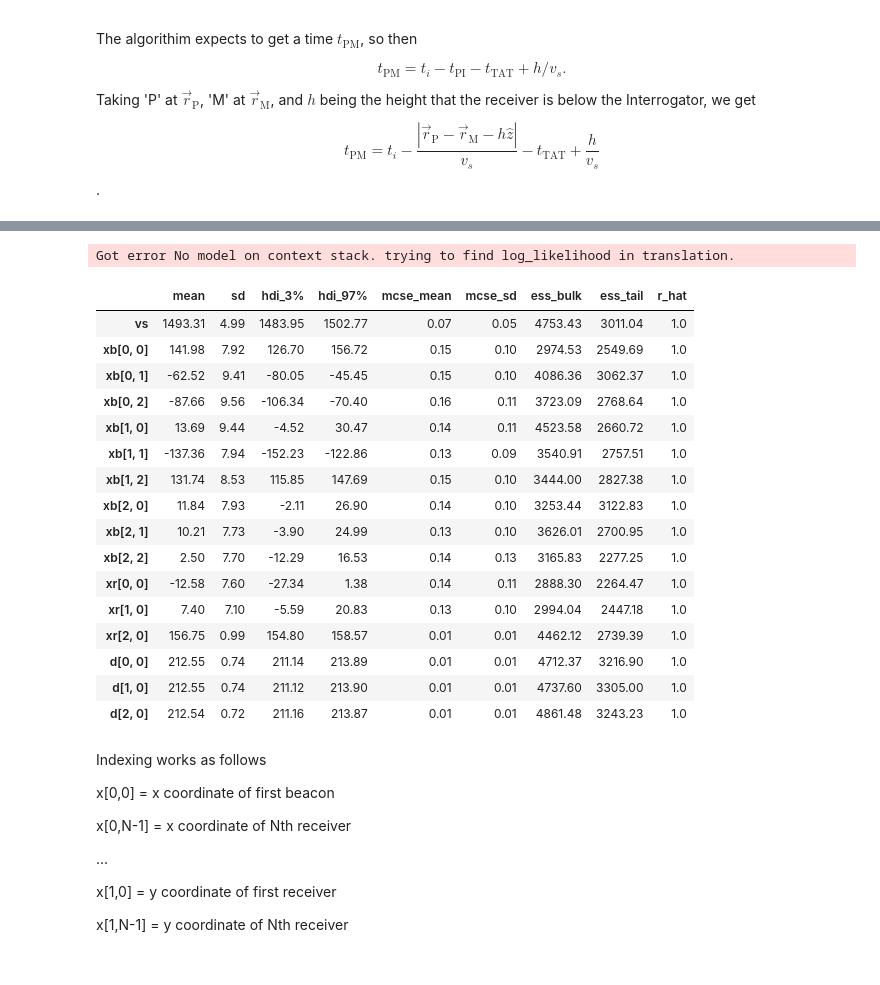
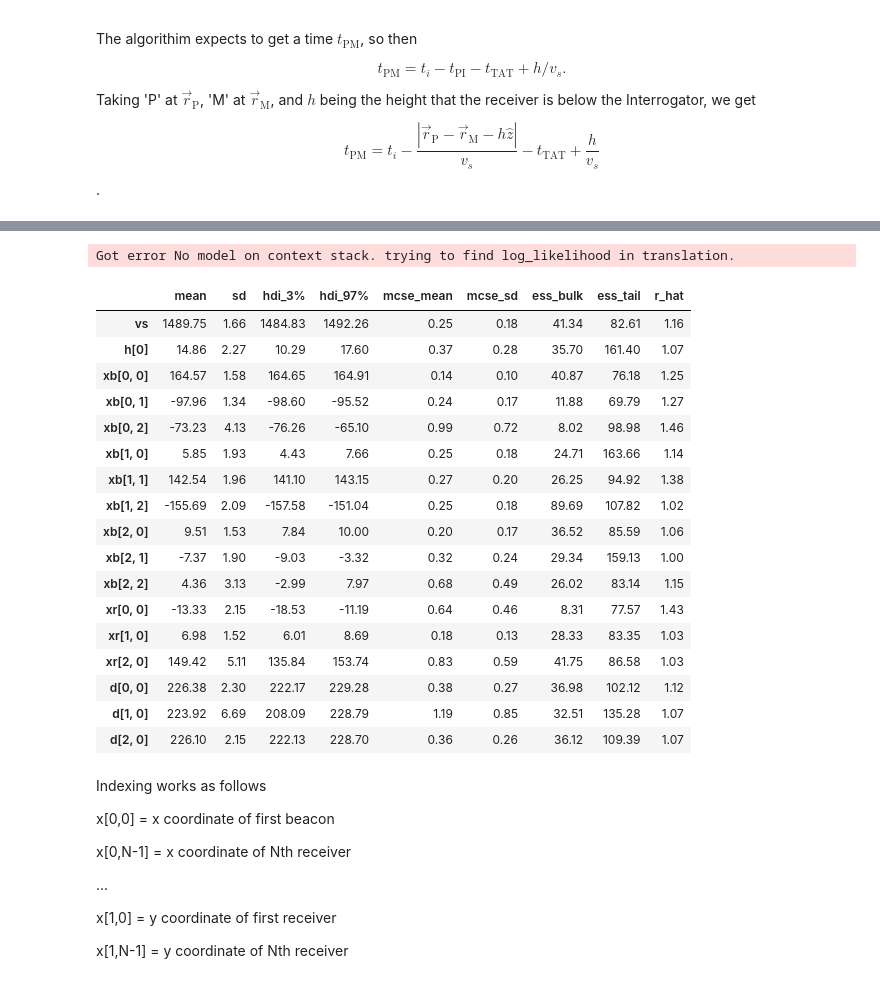
Before and after one commit to dghuman/acoustics_analysis, a Jupyter notebook: position_fitting/boat-mcmc.ipynb, the cells around one changed output, grey strips where cells are left out. Cells and saved outputs as stored; diff of their text form; code cells hidden in the pictures.

```diff
--- a/position_fitting/boat-mcmc.ipynb
+++ b/position_fitting/boat-mcmc.ipynb
@@ -326,0 +437,12 @@ print(t)
+# %%
+measured_times = sample_boat_data['tof'].to_numpy().astype(float)
+sonardyne_TOF = (sample_sonardyne_data[['R3008', 'R2404', 'R2407']].to_numpy().astype(float))*1e-6
+
+sonardyne_one_way = (sonardyne_TOF - TAT)/2
+# Boat Time Comparison
+
+print(measured_times)
+print(sonardyne_one_way)
+
+t = measured_times - TAT - sonardyne_one_way + 8/c0
+print(t)
@@ -341,7 +475,7 @@ X_R   = np.array([[test_locations[0,0]], [test_locations[1,0]], [test_locations[
 D     = np.linalg.norm(X_R.T - X_B.reshape(3,-1).T[:,None], axis=-1)
 Y     = measured_times #D / c0
 #TAT   = np.array([0.24, 0.44, 0.64])
-h     = 8 # meters
+#h     = 15 # meters
 
 # set up position uncertainties
 DX_B  = np.full(X_B.shape, d_beacon)
@@ -362,10 +496,11 @@ with model:
 
     # priors for unknown model parameters
     vs = pm.Normal('vs', mu=c0, sigma=d_c0)
-    xb = pm.Normal('xb', mu=X_B, sigma=DX_B, shape=X_B.shape)
-    xr = pm.Normal('xr', mu=X_R, sigma=DX_R, shape=X_R.shape)
-#    xb = pm.Uniform('xb', lower=X_B-DX_B, upper=X_B+DX_B, shape=X_B.shape)
-#    xr = pm.Uniform('xr', lower=X_R-DX_R, upper=X_R+DX_R, shape=X_R.shape)
+#    xb = pm.Normal('xb', mu=X_B, sigma=DX_B, shape=X_B.shape)
+#    xr = pm.Normal('xr', mu=X_R, sigma=DX_R, shape=X_R.shape)
+    h  = pm.Uniform('h', lower=0, upper=20, shape=(1,)) #mu=h_guess, sigma=8,
+    xb = pm.Uniform('xb', lower=X_B-DX_B, upper=X_B+DX_B, shape=X_B.shape)
+    xr = pm.Uniform('xr', lower=X_R-DX_R, upper=X_R+DX_R, shape=X_R.shape)
 
     # calculate distances
     d = tt.zeros((n_b, n_r))
@@ -381,13 +516,16 @@ with model:
     # extract Recevier-Beacon Time from measured times based on predicted position
     #shift = tt.sqrt(tt.sum(tt.square(xb[:,i] - xr[:,j] - np.array([0,0,h]))))/vs
     # Use the provided Sonardyne TOF
-    t = Y - sonardyne_TOF - TAT + h/vs
+
+    t = Y - sonardyne_one_way - TAT + h/vs
+
+    print(t)
 
     # likelihood (sampling distribution) of observations
     Y_obs = pm.Normal('Y_obs', mu=mu, sigma=d_t*np.sqrt(n_b), observed=t)
 
     # sample
-    sample = pm.sample(1000)
+    sample = pm.sample(10000, step = pm.step_methods.DEMetropolis())
 # %% [output]
 X_B (3, 3)
 X_R (3, 1)
@@ -413,7 +554,7 @@ Sampling 4 chains for 1_000 tune and 1_000 draw iterations (4_000 + 4_000 draws
 X_B   = beacon_locations
 X_R   = np.array([[test_locations[0,0]], [test_locations[1,0]], [test_locations[2,0] - 12]])
 D     = np.linalg.norm(X_R.T - X_B.reshape(3,-1).T[:,None], axis=-1)
-Y     = sonardyne_TOF #D / c0
+Y     = sonardyne_one_way #D / c0
 
 # set up position uncertainties
 DX_B  = np.full(X_B.shape, d_beacon)
@@ -454,5 +595,5 @@ with model:
     Y_obs = pm.Normal('Y_obs', mu=mu, sigma=d_t*np.sqrt(n_b), observed=Y)
 
     # sample
-    sample = pm.sample(100000, step = pm.step_methods.DEMetropolisZ())
+    sample = pm.sample(1000) #, step = pm.step_methods.DEMetropolisZ())
 # %% [output]
@@ -483,26 +624,29 @@ with model:
 [interactive output not drawn]
 [interactive output not drawn]
 # %%
-az.summary(sample, round_to=2)
+a = az.summary(sample, round_to=2)
+a
+#a.loc[lambda df: df[''] == 'LOC1',:]
 # %% [output]
 Got error No model on context stack. trying to find log_likelihood in translation.
 |  | mean | sd | hdi_3% | hdi_97% | mcse_mean | mcse_sd | ess_bulk | ess_tail | r_hat |
-| vs | 1493.31 | 4.99 | 1483.95 | 1502.77 | 0.07 | 0.05 | 4753.43 | 3011.04 | 1.0 |
-| xb[0, 0] | 141.98 | 7.92 | 126.70 | 156.72 | 0.15 | 0.10 | 2974.53 | 2549.69 | 1.0 |
-| xb[0, 1] | -62.52 | 9.41 | -80.05 | -45.45 | 0.15 | 0.10 | 4086.36 | 3062.37 | 1.0 |
-| xb[0, 2] | -87.66 | 9.56 | -106.34 | -70.40 | 0.16 | 0.11 | 3723.09 | 2768.64 | 1.0 |
-| xb[1, 0] | 13.69 | 9.44 | -4.52 | 30.47 | 0.14 | 0.11 | 4523.58 | 2660.72 | 1.0 |
-| xb[1, 1] | -137.36 | 7.94 | -152.23 | -122.86 | 0.13 | 0.09 | 3540.91 | 2757.51 | 1.0 |
-| xb[1, 2] | 131.74 | 8.53 | 115.85 | 147.69 | 0.15 | 0.10 | 3444.00 | 2827.38 | 1.0 |
-| xb[2, 0] | 11.84 | 7.93 | -2.11 | 26.90 | 0.14 | 0.10 | 3253.44 | 3122.83 | 1.0 |
-| xb[2, 1] | 10.21 | 7.73 | -3.90 | 24.99 | 0.13 | 0.10 | 3626.01 | 2700.95 | 1.0 |
-| xb[2, 2] | 2.50 | 7.70 | -12.29 | 16.53 | 0.14 | 0.13 | 3165.83 | 2277.25 | 1.0 |
-| xr[0, 0] | -12.58 | 7.60 | -27.34 | 1.38 | 0.14 | 0.11 | 2888.30 | 2264.47 | 1.0 |
-| xr[1, 0] | 7.40 | 7.10 | -5.59 | 20.83 | 0.13 | 0.10 | 2994.04 | 2447.18 | 1.0 |
-| xr[2, 0] | 156.75 | 0.99 | 154.80 | 158.57 | 0.01 | 0.01 | 4462.12 | 2739.39 | 1.0 |
-| d[0, 0] | 212.55 | 0.74 | 211.14 | 213.89 | 0.01 | 0.01 | 4712.37 | 3216.90 | 1.0 |
-| d[1, 0] | 212.55 | 0.74 | 211.12 | 213.90 | 0.01 | 0.01 | 4737.60 | 3305.00 | 1.0 |
-| d[2, 0] | 212.54 | 0.72 | 211.16 | 213.87 | 0.01 | 0.01 | 4861.48 | 3243.23 | 1.0 |
+| vs | 1489.75 | 1.66 | 1484.83 | 1492.26 | 0.25 | 0.18 | 41.34 | 82.61 | 1.16 |
+| h[0] | 14.86 | 2.27 | 10.29 | 17.60 | 0.37 | 0.28 | 35.70 | 161.40 | 1.07 |
+| xb[0, 0] | 164.57 | 1.58 | 164.65 | 164.91 | 0.14 | 0.10 | 40.87 | 76.18 | 1.25 |
+| xb[0, 1] | -97.96 | 1.34 | -98.60 | -95.52 | 0.24 | 0.17 | 11.88 | 69.79 | 1.27 |
+| xb[0, 2] | -73.23 | 4.13 | -76.26 | -65.10 | 0.99 | 0.72 | 8.02 | 98.98 | 1.46 |
+| xb[1, 0] | 5.85 | 1.93 | 4.43 | 7.66 | 0.25 | 0.18 | 24.71 | 163.66 | 1.14 |
+| xb[1, 1] | 142.54 | 1.96 | 141.10 | 143.15 | 0.27 | 0.20 | 26.25 | 94.92 | 1.38 |
+| xb[1, 2] | -155.69 | 2.09 | -157.58 | -151.04 | 0.25 | 0.18 | 89.69 | 107.82 | 1.02 |
+| xb[2, 0] | 9.51 | 1.53 | 7.84 | 10.00 | 0.20 | 0.17 | 36.52 | 85.59 | 1.06 |
+| xb[2, 1] | -7.37 | 1.90 | -9.03 | -3.32 | 0.32 | 0.24 | 29.34 | 159.13 | 1.00 |
+| xb[2, 2] | 4.36 | 3.13 | -2.99 | 7.97 | 0.68 | 0.49 | 26.02 | 83.14 | 1.15 |
+| xr[0, 0] | -13.33 | 2.15 | -18.53 | -11.19 | 0.64 | 0.46 | 8.31 | 77.57 | 1.43 |
+| xr[1, 0] | 6.98 | 1.52 | 6.01 | 8.69 | 0.18 | 0.13 | 28.33 | 83.35 | 1.03 |
+| xr[2, 0] | 149.42 | 5.11 | 135.84 | 153.74 | 0.83 | 0.59 | 41.75 | 86.58 | 1.03 |
+| d[0, 0] | 226.38 | 2.30 | 222.17 | 229.28 | 0.38 | 0.27 | 36.98 | 102.12 | 1.12 |
+| d[1, 0] | 223.92 | 6.69 | 208.09 | 228.79 | 1.19 | 0.85 | 32.51 | 135.28 | 1.07 |
+| d[2, 0] | 226.10 | 2.15 | 222.13 | 228.70 | 0.36 | 0.26 | 36.12 | 109.39 | 1.07 |
 # %% [markdown]
 Indexing works as follows
 
```
Also changed, not shown: parts of 22 cells of this notebook, 36 other files.
